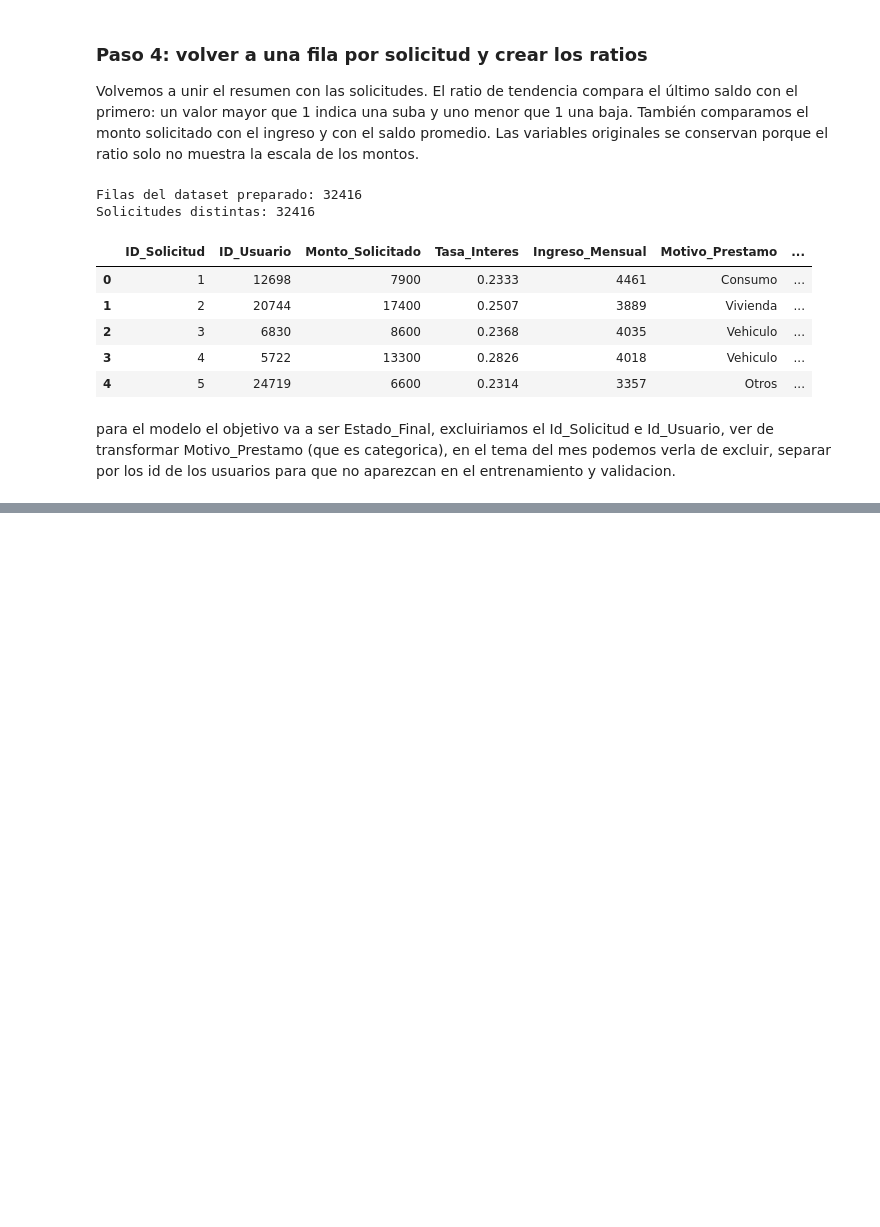
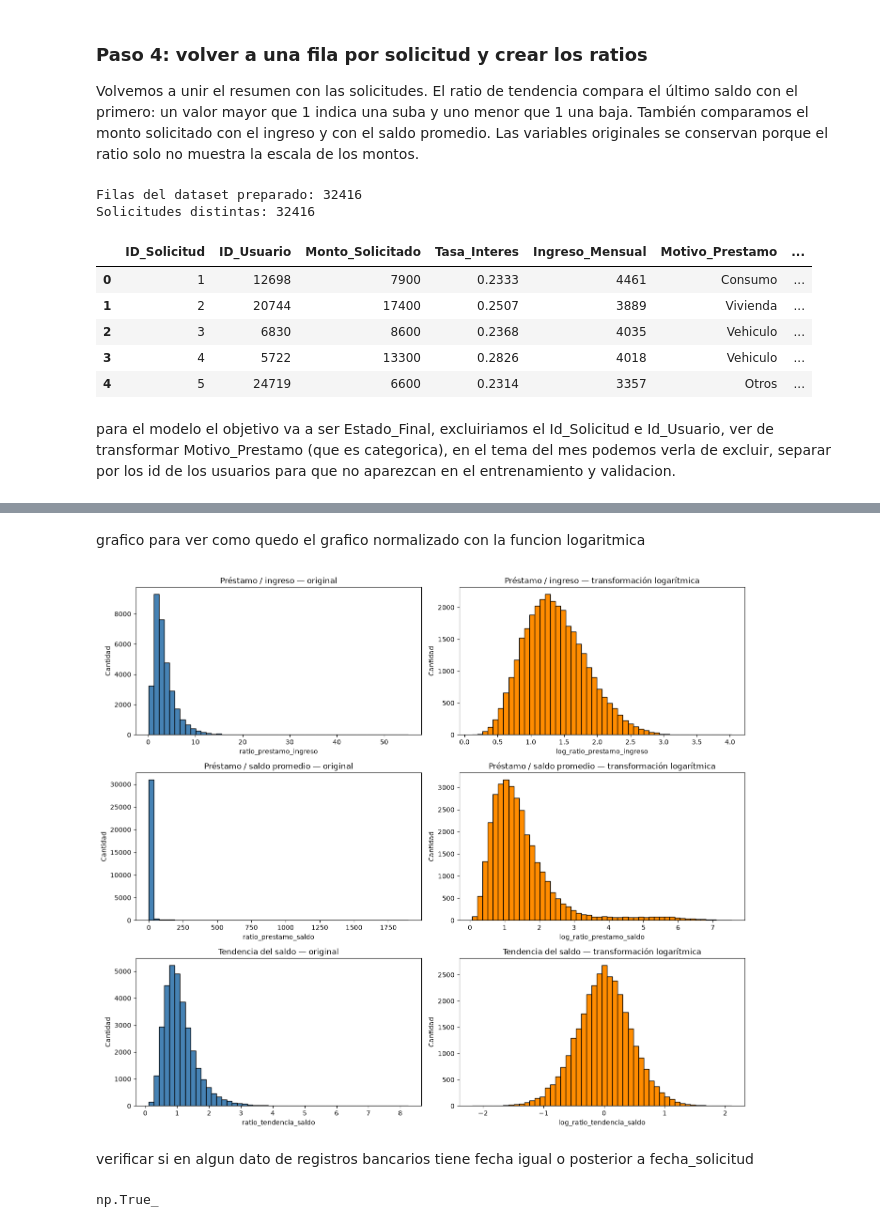
Before and after one commit to LuisMariaGomez/grupo2_gomez_failla_ia_2026_YBoscacciEnTp3, a Jupyter notebook: Tp3/analisis_tablas.ipynb, the cells around one changed output, grey strips where cells are left out. Drawn from its saved outputs; the diff is of its cells as text; code cells hidden in the pictures; blank space fills up the shorter version.

```diff
--- a/Tp3/analisis_tablas.ipynb
+++ b/Tp3/analisis_tablas.ipynb
@@ -389,0 +457,12 @@ para el modelo el objetivo va a ser Estado_Final, excluiriamos el Id_Solicitud e
+# %%
+datos_modelo["log_ratio_prestamo_ingreso"] = np.log1p(
+    datos_modelo["ratio_prestamo_ingreso"]
+)
+
+datos_modelo["log_ratio_prestamo_saldo"] = np.log1p(
+    datos_modelo["ratio_prestamo_saldo"]
+)
+
+datos_modelo["log_ratio_tendencia_saldo"] = np.log(
+    datos_modelo["ratio_tendencia_saldo"]
+)
@@ -389,0 +485,57 @@ para el modelo el objetivo va a ser Estado_Final, excluiriamos el Id_Solicitud e
+# %% [markdown]
+grafico para ver como quedo el grafico normalizado con la funcion logaritmica
+# %%
+import matplotlib.pyplot as plt
+
+comparaciones = [
+    (
+        "ratio_prestamo_ingreso",
+        "log_ratio_prestamo_ingreso",
+        "Préstamo / ingreso"
+    ),
+    (
+        "ratio_prestamo_saldo",
+        "log_ratio_prestamo_saldo",
+        "Préstamo / saldo promedio"
+    ),
+    (
+        "ratio_tendencia_saldo",
+        "log_ratio_tendencia_saldo",
+        "Tendencia del saldo"
+    )
+]
+
+fig, axes = plt.subplots(3, 2, figsize=(14, 12))
+
+for fila, (original, logaritmica, titulo) in enumerate(comparaciones):
+
+    axes[fila, 0].hist(
+        datos_modelo[original].dropna(),
+        bins=50,
+        color="steelblue",
+        edgecolor="black"
+    )
+    axes[fila, 0].set_title(f"{titulo} — original")
+    axes[fila, 0].set_xlabel(original)
+    axes[fila, 0].set_ylabel("Cantidad")
+
+    axes[fila, 1].hist(
+        datos_modelo[logaritmica].dropna(),
+        bins=50,
+        color="darkorange",
+        edgecolor="black"
+    )
+    axes[fila, 1].set_title(f"{titulo} — transformación logarítmica")
+    axes[fila, 1].set_xlabel(logaritmica)
+    axes[fila, 1].set_ylabel("Cantidad")
+
+plt.tight_layout()
+plt.show()
+# %% [output]
+[figure, added]
+# %% [markdown]
+verificar si en algun dato de registros bancarios tiene fecha igual o posterior a fecha_solicitud
+# %%
+(historial_solicitudes["Mes_Referencia"] < historial_solicitudes["Fecha_Solicitud"]).all()
+# %% [output]
+np.True_
```
Also changed, not shown: parts of 8 cells of this notebook.
